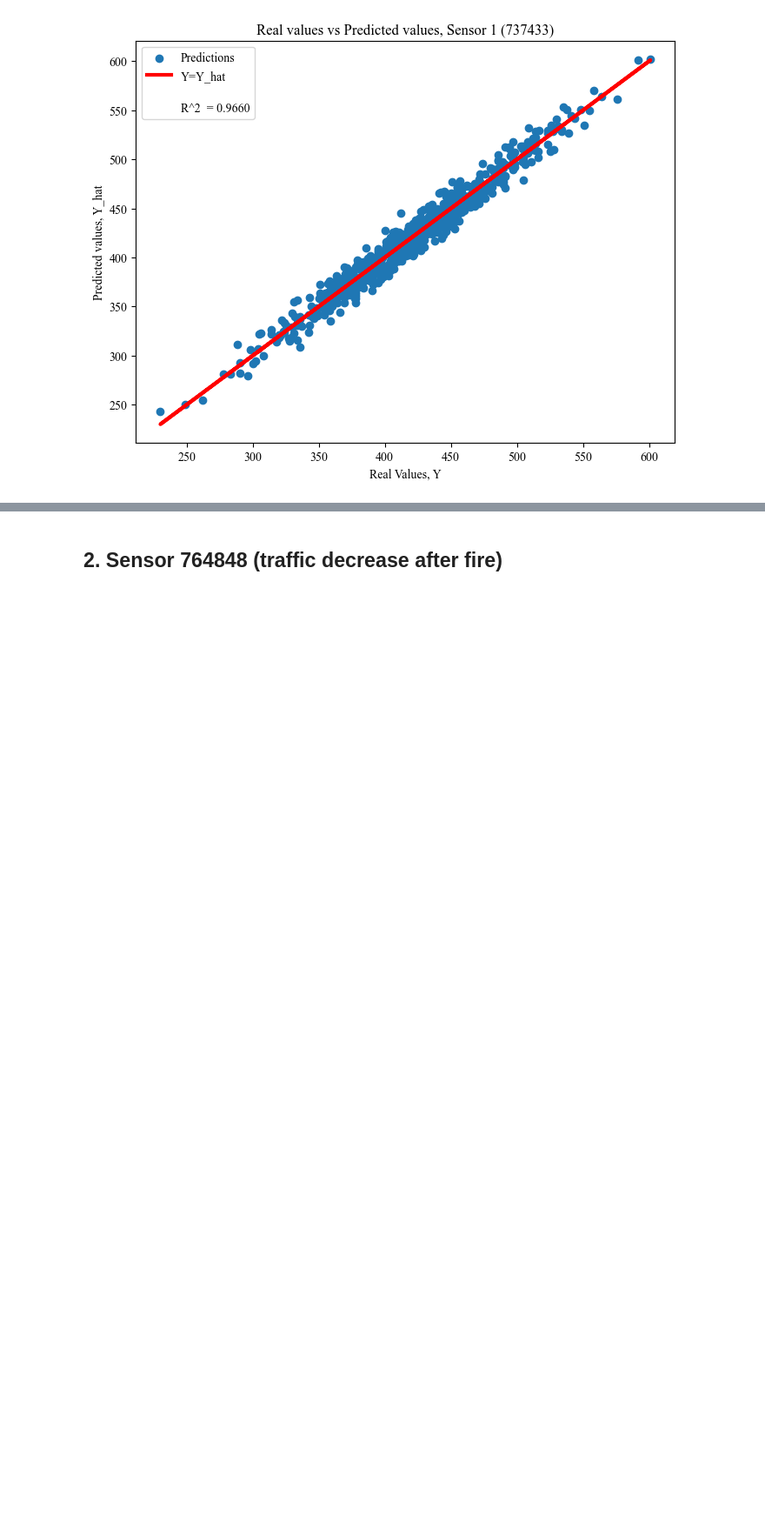
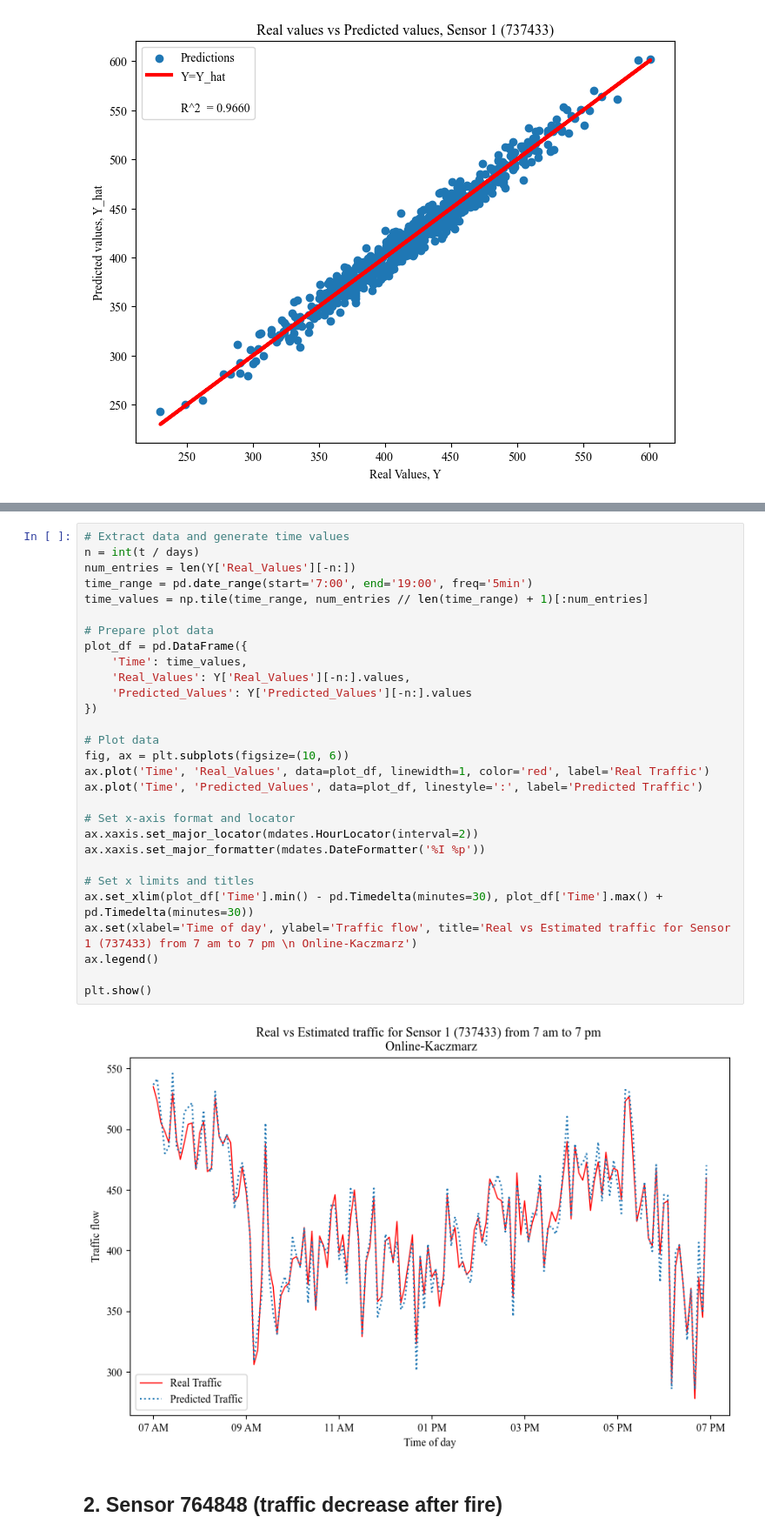
Before and after one commit to fsaudm/Recursive-Estimation-of-Polynomial-Approximation-Kaczmarz-Algorithm, a Jupyter notebook: Sensors.ipynb, the cells around one changed output, grey strips where cells are left out. Shown at 87% size. Saved outputs shown, nothing was run; the diff lists cells and outputs as text; blank space fills up the shorter version.

```diff
--- a/Sensors.ipynb
+++ b/Sensors.ipynb
@@ -656,3 +656,34 @@ plt.show()
+# %%
+# Extract data and generate time values
+n = int(t / days)
+num_entries = len(Y['Real_Values'][-n:])
+time_range = pd.date_range(start='7:00', end='19:00', freq='5min')
+time_values = np.tile(time_range, num_entries // len(time_range) + 1)[:num_entries]
+
+# Prepare plot data
+plot_df = pd.DataFrame({
+    'Time': time_values,
+    'Real_Values': Y['Real_Values'][-n:].values,
+    'Predicted_Values': Y['Predicted_Values'][-n:].values
+})
+
+# Plot data
+fig, ax = plt.subplots(figsize=(10, 6))
+ax.plot('Time', 'Real_Values', data=plot_df, linewidth=1, color='red', label='Real Traffic')
+ax.plot('Time', 'Predicted_Values', data=plot_df, linestyle=':', label='Predicted Traffic')
+
+# Set x-axis format and locator
+ax.xaxis.set_major_locator(mdates.HourLocator(interval=2))
+ax.xaxis.set_major_formatter(mdates.DateFormatter('%I %p'))
+
+# Set x limits and titles
+ax.set_xlim(plot_df['Time'].min() - pd.Timedelta(minutes=30), plot_df['Time'].max() + pd.Timedelta(minutes=30))
+ax.set(xlabel='Time of day', ylabel='Traffic flow', title='Real vs Estimated traffic for Sensor 1 (737433) from 7 am to 7 pm \n Online-Kaczmarz')
+ax.legend()
+
+plt.show()
+# %% [output]
+[figure, added]
 # %% [markdown]
 ## 2. Sensor 764848 (traffic decrease after fire)
 # %% [markdown]
```
Also changed, not shown: parts of 4 cells of this notebook, 4 other files.
